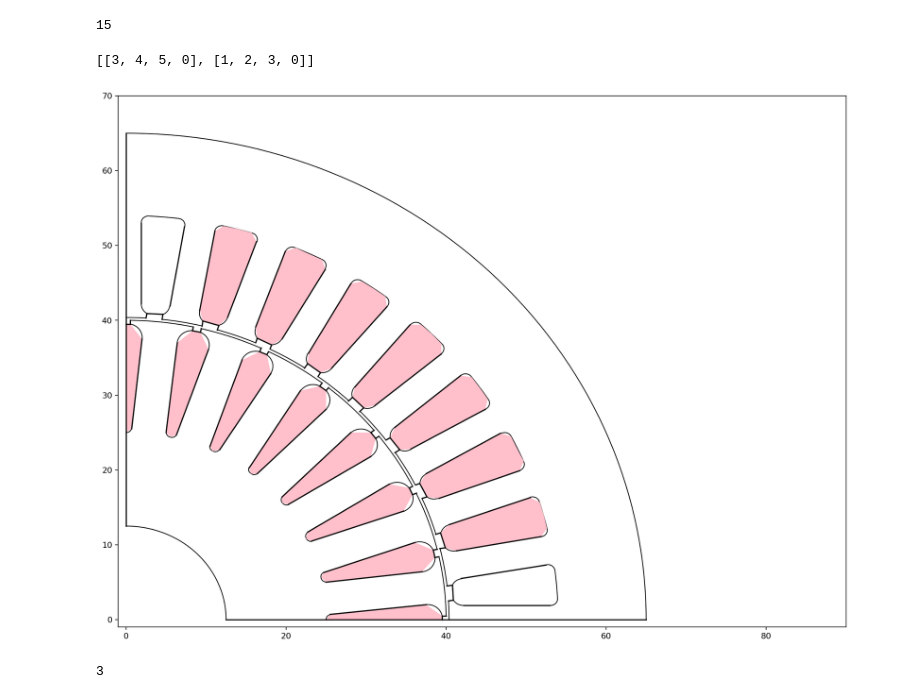
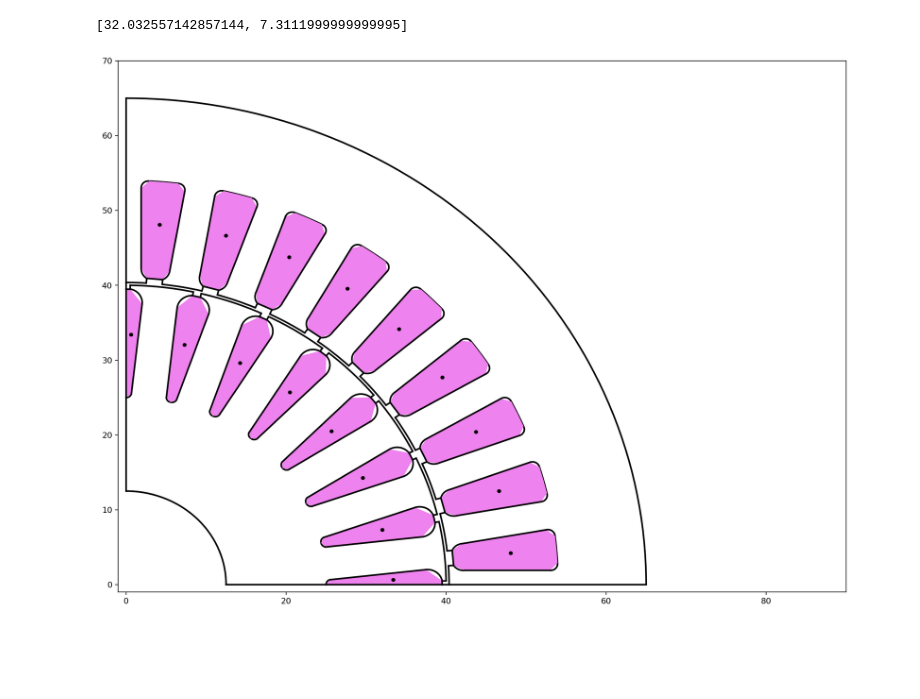
Before and after one commit to Deonixlive/SEMAFOR2022, a Jupyter notebook: main .ipynb, the cells around one changed output. Cells and saved outputs as stored; diff of their text form; code cells hidden in the pictures; blank space fills up the shorter version.

```diff
--- a/main .ipynb
+++ b/main .ipynb
@@ -179,4 +181,18 @@ cycle 17 invalid
 # %%
 #calculate center of each closed area
+#treats arcs as lines
+#S = [(x1 + x2 +...), (y1 + y2 +...)] / n
 
-#S = [(x1 + x2 +...), (y1 + y2 +...)] / n
+center = {}
+
+for area in drawcycle:
+    res = [0, 0]
+    for point in area:
+        res[0] += point[0]
+        res[1] += point[1]
+
+    #avg point in shape
+    res = [(pos / len(area)) for pos in res]
+
+    #save into dict
+    center[tuple(area)] = res
@@ -192,39 +199,43 @@ def sharp_edge_detection(edge1, edge2, bias = 5):
 # %%
-len(drawcycle)
+res
 # %% [output]
-15
+[32.032557142857144, 7.3111999999999995]
-# %%
-k = nx.Graph()
-nx.add_cycle(k, [0, 1, 2, 3])
-nx.add_cycle(k, [0, 3, 4, 5])
-print(nx.cycle_basis(k, 0))
-# %% [output]
-[[3, 4, 5, 0], [1, 2, 3, 0]]
 # %%
-
+#draw image
 plt.figure(figsize=[16,12], dpi=160)
 plt.ylim(0,70)
 plt.xlim(0,70)
 
 linecolor = "black"
+linewidth = 2
 
+#settings for circles drawn
+
+radius = 0.2
+circ_color = "black"
+#draw lines
 for line in entities["lines"]:
-    line_obj = plt.Line2D((line.start[0], line.end[0]), (line.start[1], line.end[1]), color=linecolor)
+    line_obj = plt.Line2D((line.start[0], line.end[0]), (line.start[1], line.end[1]),
+                          color=linecolor, linewidth=linewidth)
     plt.gca().add_patch(line_obj)
 
+#draw arcs
 for arc in entities["arcs"]:
     arc_obj = patch.Arc(arc.center, arc.radius*2, arc.radius*2,
-                        theta1 = arc.start_angle, theta2 = arc.end_angle, edgecolor=linecolor)
+                        theta1 = arc.start_angle, theta2 = arc.end_angle, edgecolor=linecolor,
+                        linewidth=linewidth)
     plt.gca().add_patch(arc_obj)
 
+#draw areas
 for poly in drawcycle:
-    plt.fill([point[0] for point in poly], [point[1] for point in poly], facecolor="pink")
+    plt.fill([point[0] for point in poly], [point[1] for point in poly], facecolor="violet")
+
+#draw center of colored areas
+for poly, cords in center.items():
+    circle_obj = patch.Circle(cords, radius=radius, color=circ_color)
+    plt.gca().add_patch(circle_obj)
 
 plt.axis([-1,90,-1,70])
 plt.show()
 # %% [output]
-[figure, old version]
+[figure, new version]
-# %%
-len(invalids)
-# %% [output]
-3
```
Also changed, not shown: parts of 4 cells of this notebook.
